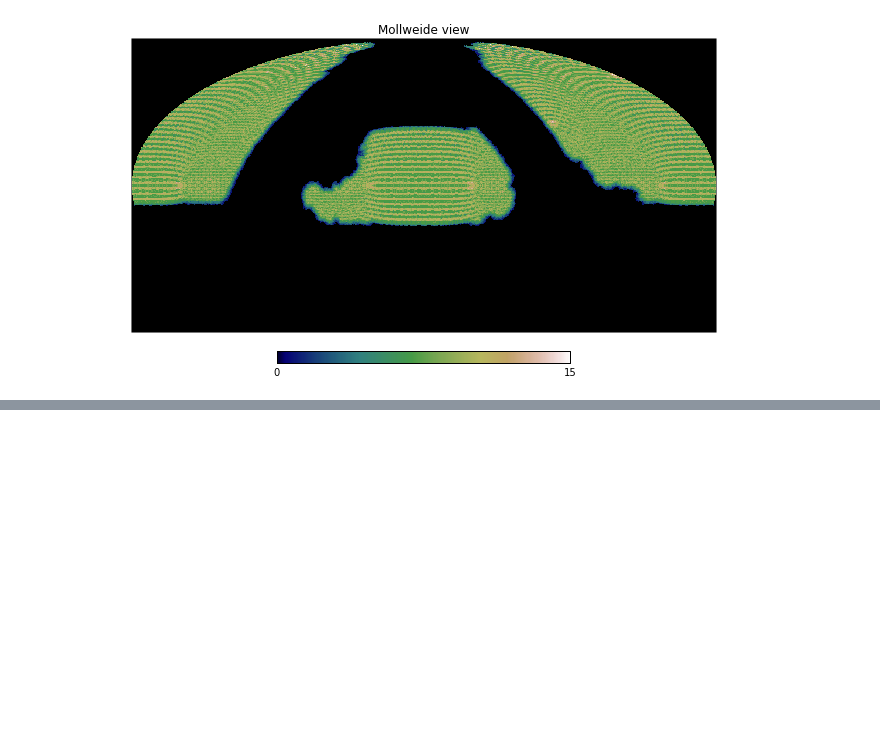
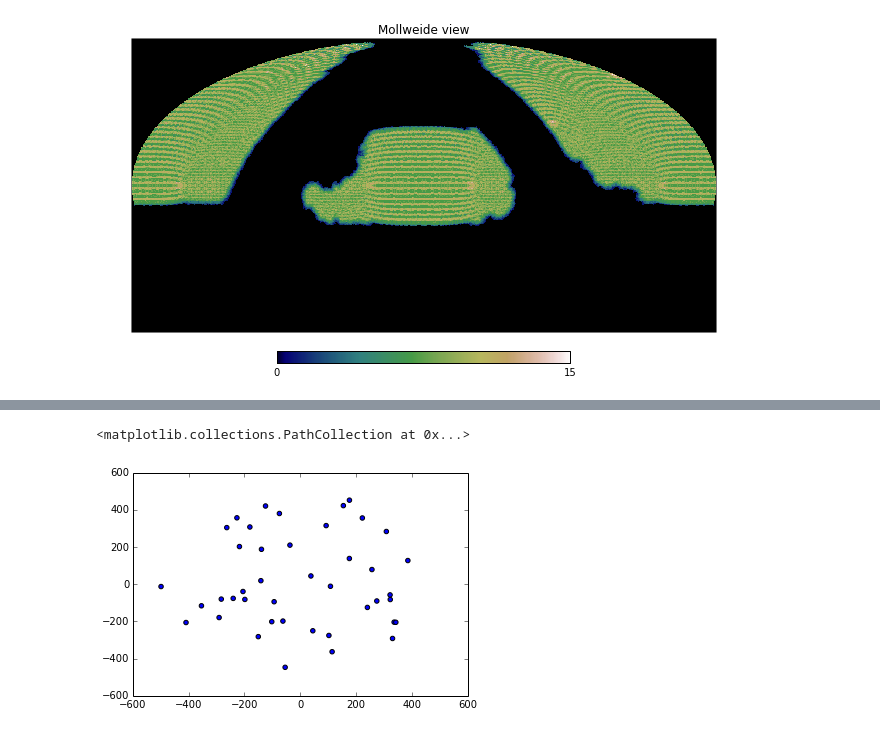
Before and after one commit to forero/QuickFiber, a Jupyter notebook: python/SandBox.ipynb, the cells around one changed output, grey strips where cells are left out. Saved outputs shown, nothing was run; the diff lists cells and outputs as text; code cells hidden in the pictures; blank space fills up the shorter version.

```diff
--- a/python/SandBox.ipynb
+++ b/python/SandBox.ipynb
@@ -407,0 +479,5 @@ plt.plot(a, plate_dist(a))
+# %%
+plt.scatter(x,y)
+# %% [output]
+<matplotlib.collections.PathCollection at 0x...>
+[figure, added]
```
Also changed, not shown: parts of 8 cells of this notebook.
